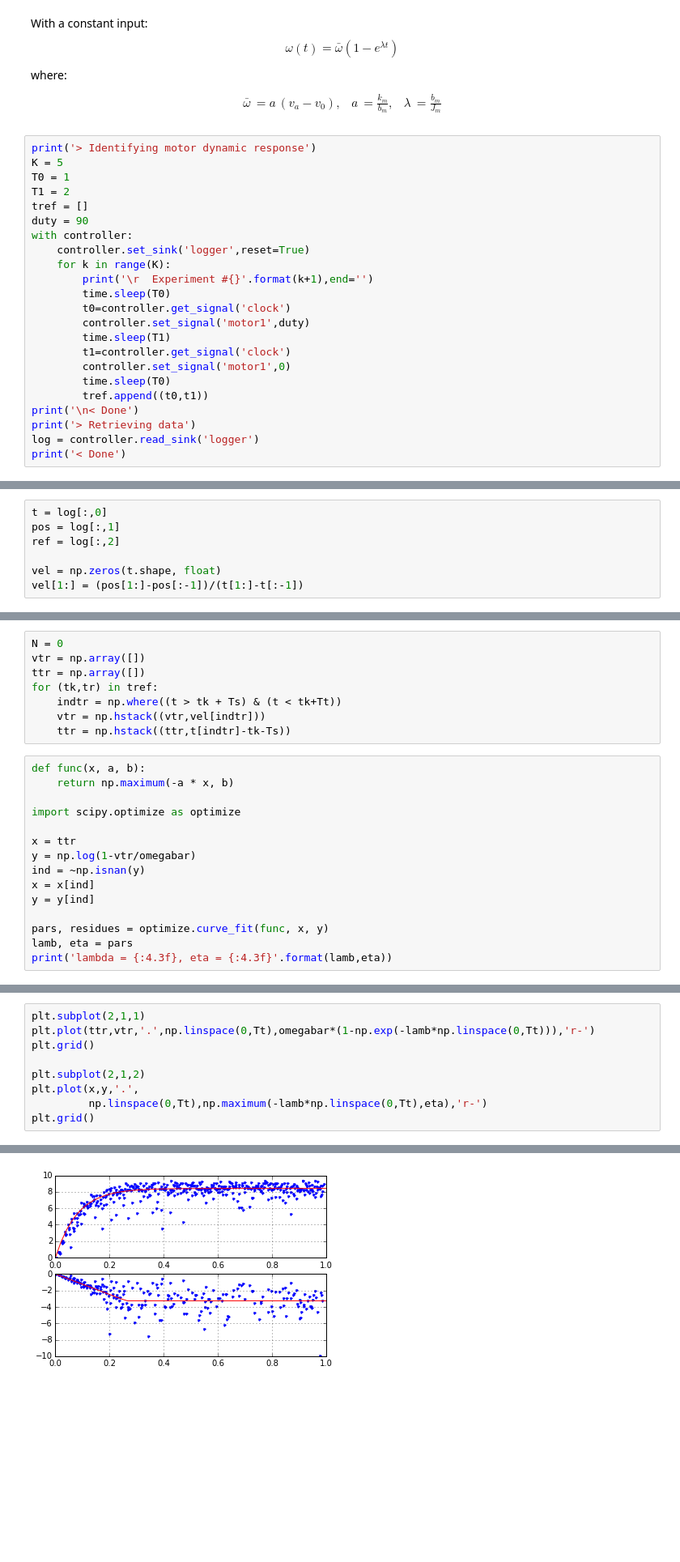
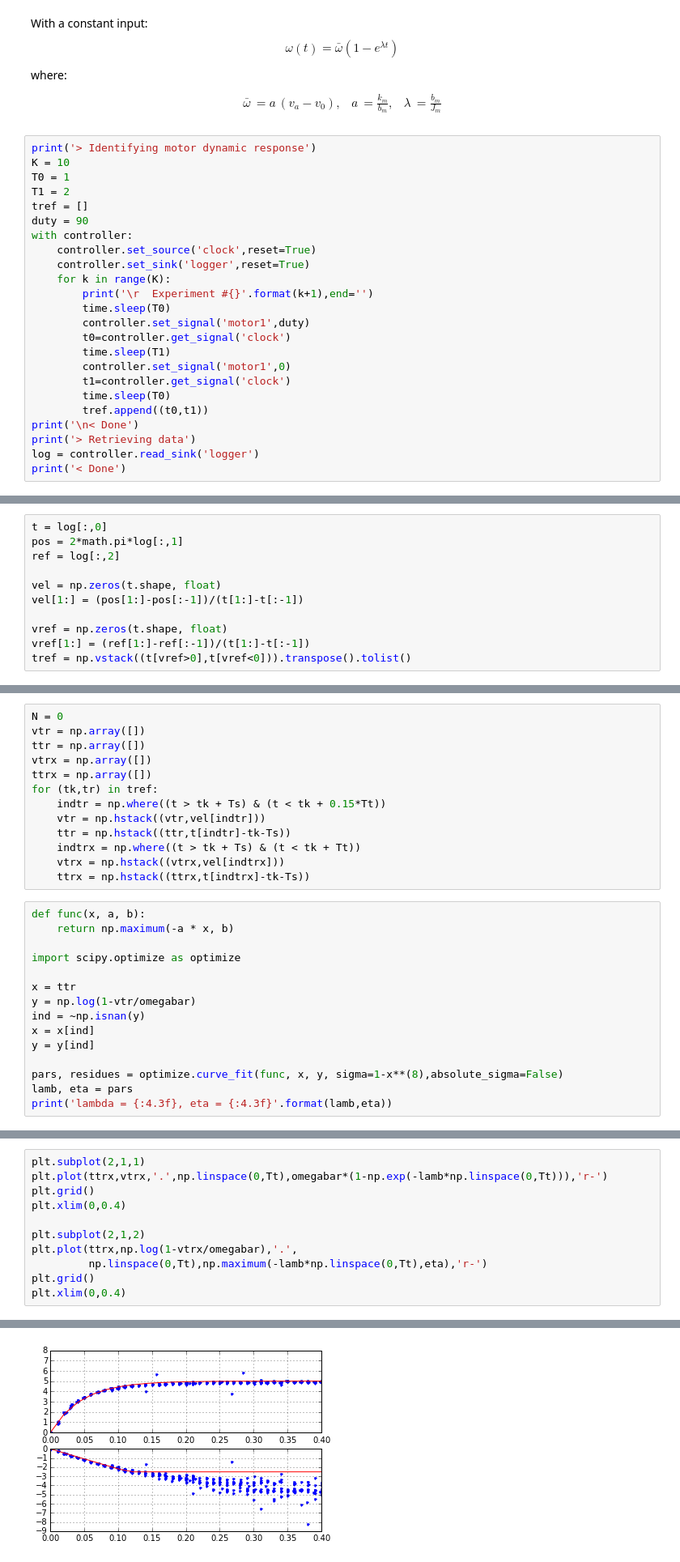
Before and after one commit to mcdeoliveira/pyctrl, a Jupyter notebook: python/notebook/IdentifyMotor.ipynb, the cells around one changed output, grey strips where cells are left out. Shown at 81% size. Drawn from its saved outputs; the diff is of its cells as text; blank space fills up the shorter version.

```diff
--- a/python/notebook/IdentifyMotor.ipynb
+++ b/python/notebook/IdentifyMotor.ipynb
@@ -134,21 +135,22 @@ $$
 $$
 # %%
 print('> Identifying motor dynamic response')
-K = 5
+K = 10
 T0 = 1
 T1 = 2
 tref = []
 duty = 90
 with controller:
+    controller.set_source('clock',reset=True)
     controller.set_sink('logger',reset=True)
     for k in range(K):
         print('\r  Experiment #{}'.format(k+1),end='')
         time.sleep(T0)
+        controller.set_signal('motor1',duty)
         t0=controller.get_signal('clock')
-        controller.set_signal('motor1',duty)
         time.sleep(T1)
+        controller.set_signal('motor1',0)
         t1=controller.get_signal('clock')
-        controller.set_signal('motor1',0)
         time.sleep(T0)
         tref.append((t0,t1))
 print('\n< Done')
@@ -163,10 +165,14 @@ print('< Done')
 < Done
 # %%
 t = log[:,0]
-pos = log[:,1]
+pos = 2*math.pi*log[:,1]
 ref = log[:,2]
 
 vel = np.zeros(t.shape, float)
 vel[1:] = (pos[1:]-pos[:-1])/(t[1:]-t[:-1])
+
+vref = np.zeros(t.shape, float)
+vref[1:] = (ref[1:]-ref[:-1])/(t[1:]-t[:-1])
+tref = np.vstack((t[vref>0],t[vref<0])).transpose().tolist()
 # %%
 Ts = controller.get_period()
@@ -186,10 +195,15 @@ N = 426, omegabar = 8.418[8.591]
 N = 0
 vtr = np.array([])
 ttr = np.array([])
+vtrx = np.array([])
+ttrx = np.array([])
 for (tk,tr) in tref:
-    indtr = np.where((t > tk + Ts) & (t < tk+Tt))
+    indtr = np.where((t > tk + Ts) & (t < tk + 0.15*Tt))
     vtr = np.hstack((vtr,vel[indtr]))
     ttr = np.hstack((ttr,t[indtr]-tk-Ts))
+    indtrx = np.where((t > tk + Ts) & (t < tk + Tt))
+    vtrx = np.hstack((vtrx,vel[indtrx]))
+    ttrx = np.hstack((ttrx,t[indtrx]-tk-Ts))
 # %%
 def func(x, a, b):
     return np.maximum(-a * x, b)
@@ -202,7 +216,7 @@ ind = ~np.isnan(y)
 x = x[ind]
 y = y[ind]
 
-pars, residues = optimize.curve_fit(func, x, y)
+pars, residues = optimize.curve_fit(func, x, y, sigma=1-x**(8),absolute_sigma=False)
 lamb, eta = pars
 print('lambda = {:4.3f}, eta = {:4.3f}'.format(lamb,eta))
 # %% [output]
@@ -210,10 +224,12 @@ lambda = 12.463, eta = -3.262
 # %%
 plt.subplot(2,1,1)
-plt.plot(ttr,vtr,'.',np.linspace(0,Tt),omegabar*(1-np.exp(-lamb*np.linspace(0,Tt))),'r-')
+plt.plot(ttrx,vtrx,'.',np.linspace(0,Tt),omegabar*(1-np.exp(-lamb*np.linspace(0,Tt))),'r-')
 plt.grid()
+plt.xlim(0,0.4)
 
 plt.subplot(2,1,2)
-plt.plot(x,y,'.',
+plt.plot(ttrx,np.log(1-vtrx/omegabar),'.',
          np.linspace(0,Tt),np.maximum(-lamb*np.linspace(0,Tt),eta),'r-')
 plt.grid()
+plt.xlim(0,0.4)
 # %% [output]
@@ -220 +237 @@ plt.grid()
-[figure, old version]
+[figure, new version]
```
Also changed, not shown: parts of 25 cells of this notebook, 2 other files.
